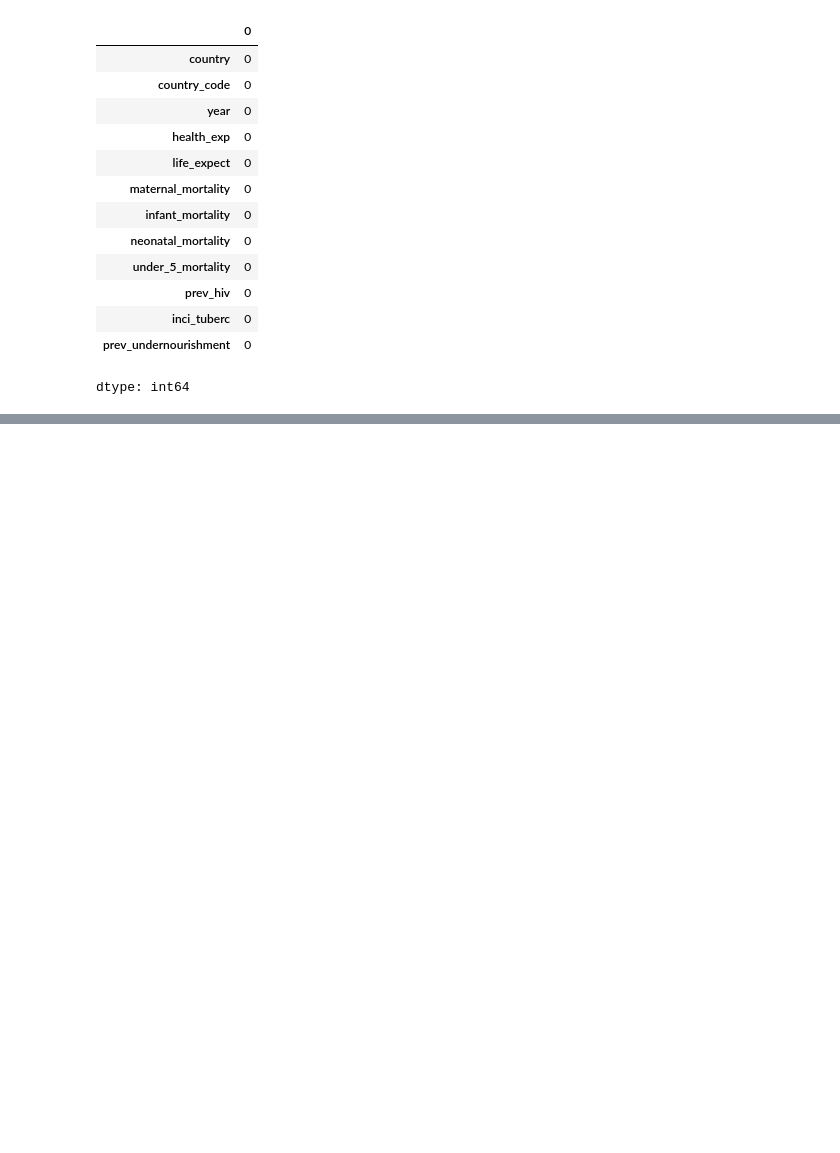
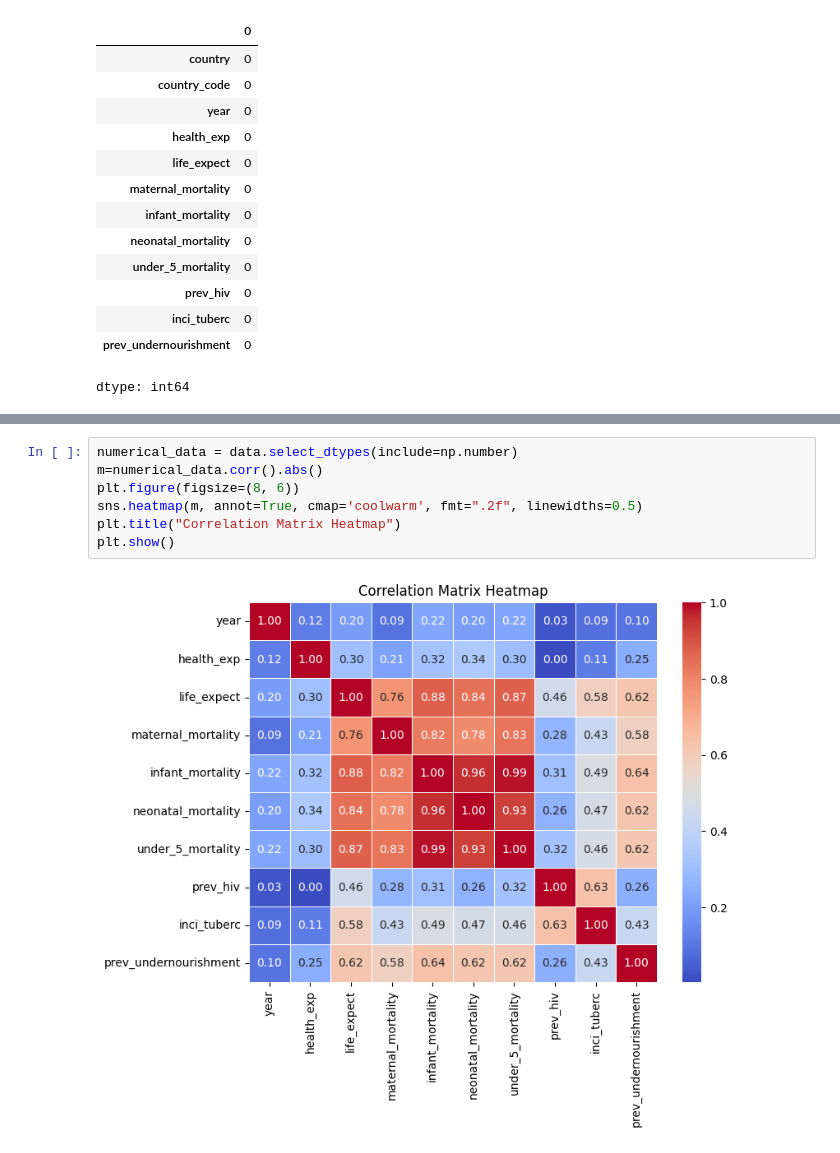
Before and after one commit to kundetigowtham06/ML, a Jupyter notebook: Blog_post.ipynb, the cells around one changed output, grey strips where cells are left out. Saved outputs shown, nothing was run; the diff lists cells and outputs as text; blank space fills up the shorter version.

```diff
--- a/Blog_post.ipynb
+++ b/Blog_post.ipynb
@@ -119,0 +134,9 @@ dtype: int64
+# %%
+numerical_data = data.select_dtypes(include=np.number)
+m=numerical_data.corr().abs()
+plt.figure(figsize=(8, 6))
+sns.heatmap(m, annot=True, cmap='coolwarm', fmt=".2f", linewidths=0.5)
+plt.title("Correlation Matrix Heatmap")
+plt.show()
+# %% [output]
+[figure, added]
```
Also changed, not shown: parts of 1 cell of this notebook.
